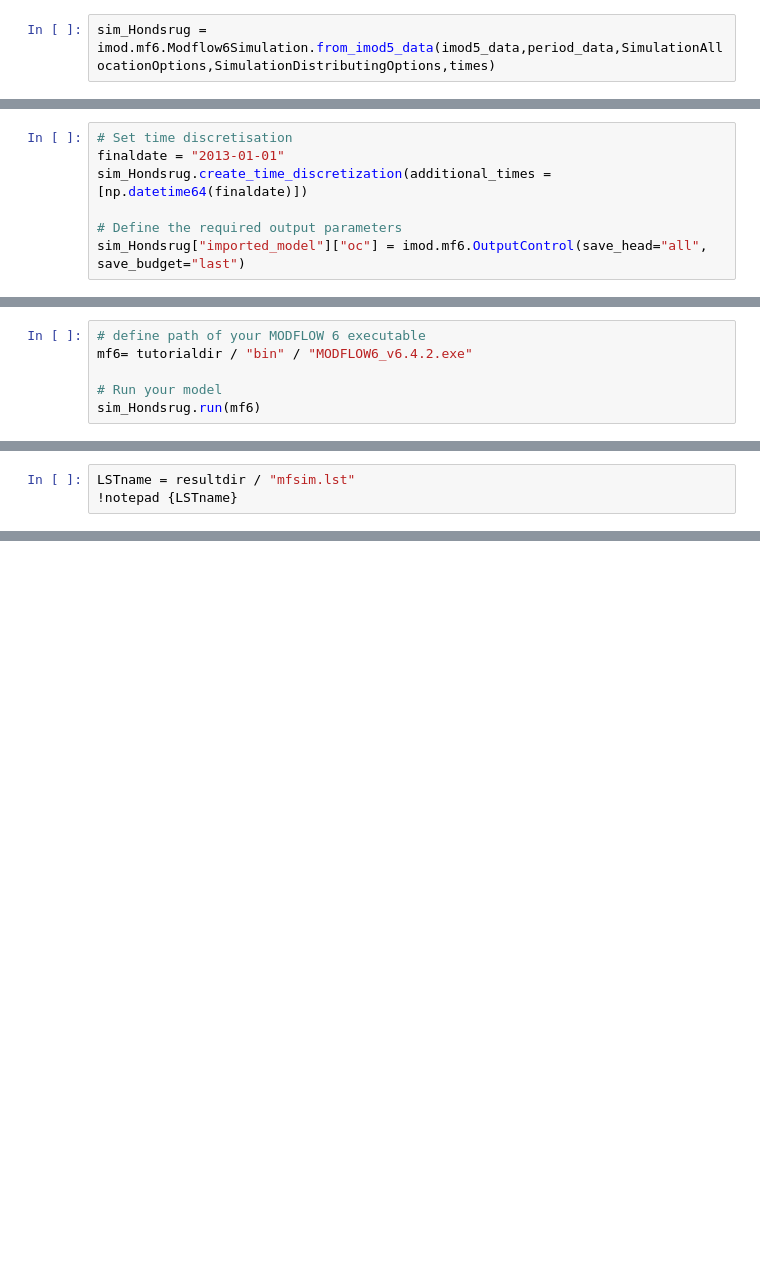
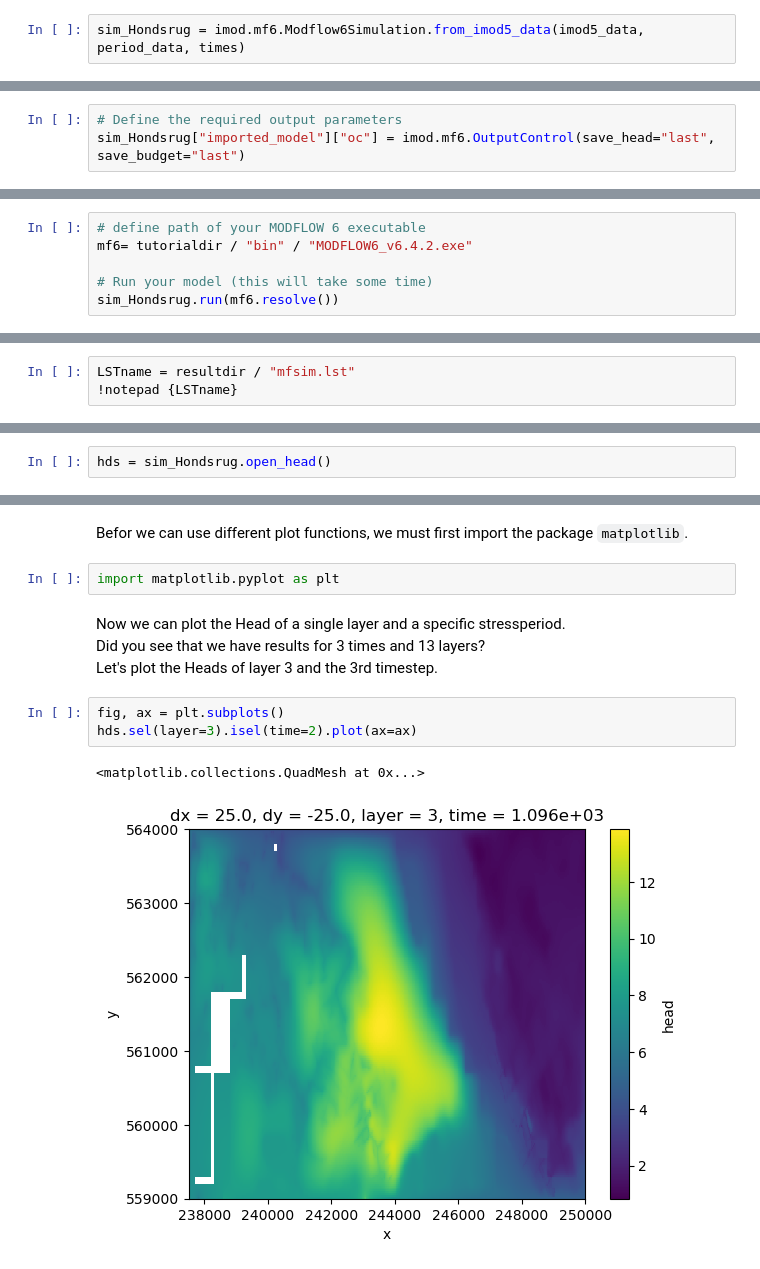
Before and after one commit to Deltares/iMOD-Documentation, a Jupyter notebook: docs/tutorial_3_Import_modeldata_and_analysis.ipynb, the cells around one changed output, grey strips where cells are left out. Saved outputs shown, nothing was run; the diff lists cells and outputs as text; blank space fills up the shorter version.

```diff
--- a/docs/tutorial_3_Import_modeldata_and_analysis.ipynb
+++ b/docs/tutorial_3_Import_modeldata_and_analysis.ipynb
@@ -142,4 +183,4 @@ Now we are ready to creat the *Modflow6Simulation object* from the iMOD5 data. Y
 # %%
-sim_Hondsrug = imod.mf6.Modflow6Simulation.from_imod5_data(imod5_data,period_data,SimulationAllocationOptions,SimulationDistributingOptions,times)
+sim_Hondsrug = imod.mf6.Modflow6Simulation.from_imod5_data(imod5_data, period_data, times)
 # %% [markdown]
 We are almost ready to write and run the MODFLOW6 model. <br>
@@ -150,10 +188,6 @@ We wil add an additional year to the simulation.
 # %%
-# Set time discretisation
-finaldate = "2013-01-01"
-sim_Hondsrug.create_time_discretization(additional_times = [np.datetime64(finaldate)])
-
 # Define the required output parameters
-sim_Hondsrug["imported_model"]["oc"] = imod.mf6.OutputControl(save_head="all", save_budget="last")
+sim_Hondsrug["imported_model"]["oc"] = imod.mf6.OutputControl(save_head="last", save_budget="last")
 # %% [markdown]
 Let's see what is in this *Modflow6Simulation object* by just typing the name of the object.
 # %%
@@ -199,7 +227,7 @@ Now we can refer to the MODFLOW6 executable and start the simulation.
 # define path of your MODFLOW 6 executable
 mf6= tutorialdir / "bin" / "MODFLOW6_v6.4.2.exe"
 
-# Run your model
-sim_Hondsrug.run(mf6)
+# Run your model (this will take some time)
+sim_Hondsrug.run(mf6.resolve())
 # %% [markdown]
 The model is ready but did it run correctely? <br>
@@ -1021,0 +244,2 @@ plt.show()
+# %%
+hds = sim_Hondsrug.open_head()
@@ -1021,0 +277,14 @@ plt.show()
+# %% [markdown]
+Befor we can use different plot functions, we must first import the package ``matplotlib``.
+# %%
+import matplotlib.pyplot as plt
+# %% [markdown]
+Now we can plot the Head of a single layer and a specific stressperiod.<br>
+Did you see that we have results for 3 times and 13 layers? <br>
+Let's plot the Heads of layer 3 and the 3rd timestep.
+# %%
+fig, ax = plt.subplots()
+hds.sel(layer=3).isel(time=2).plot(ax=ax)
+# %% [output]
+<matplotlib.collections.QuadMesh at 0x...>
+[figure, added]
```
Also changed, not shown: parts of 231 cells of this notebook.
